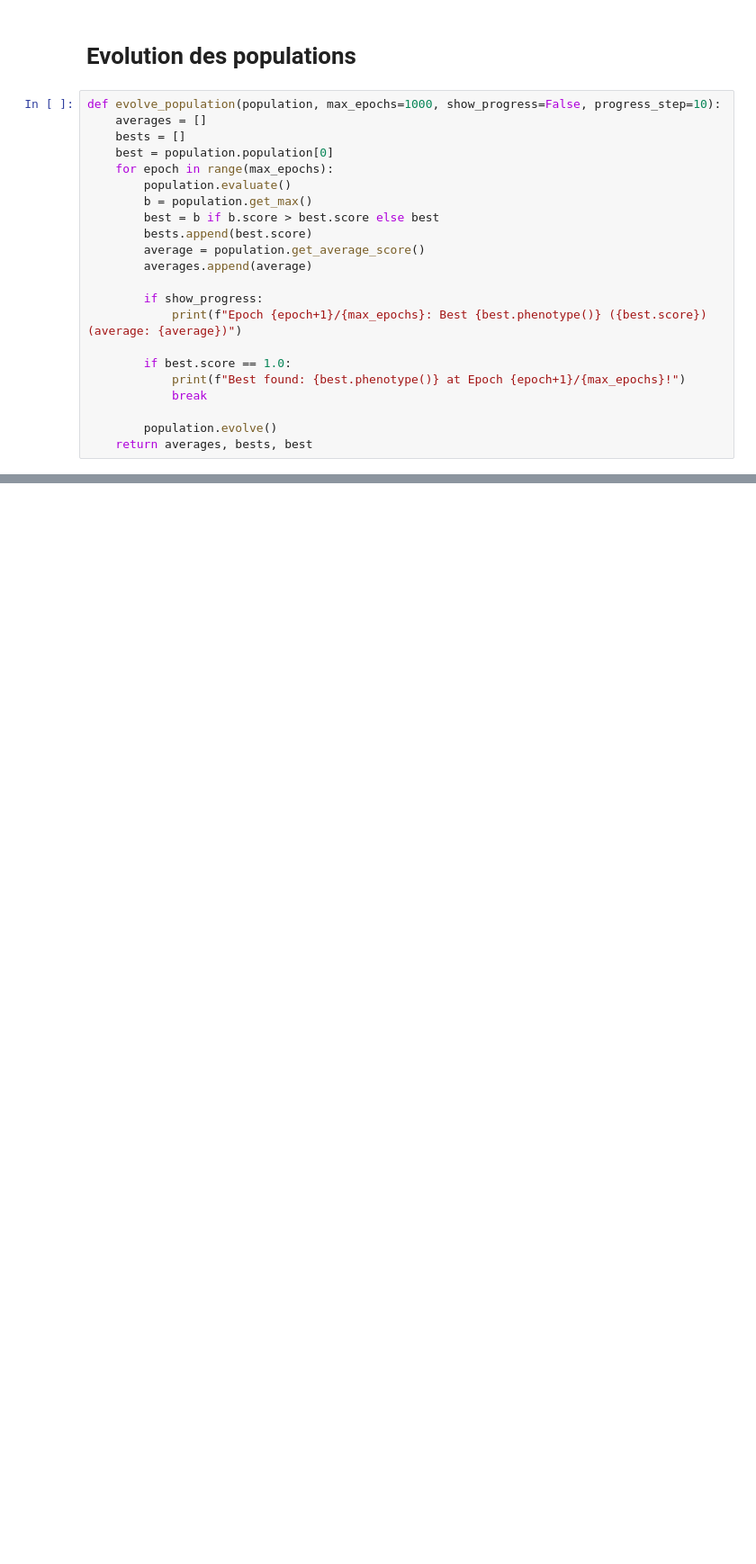
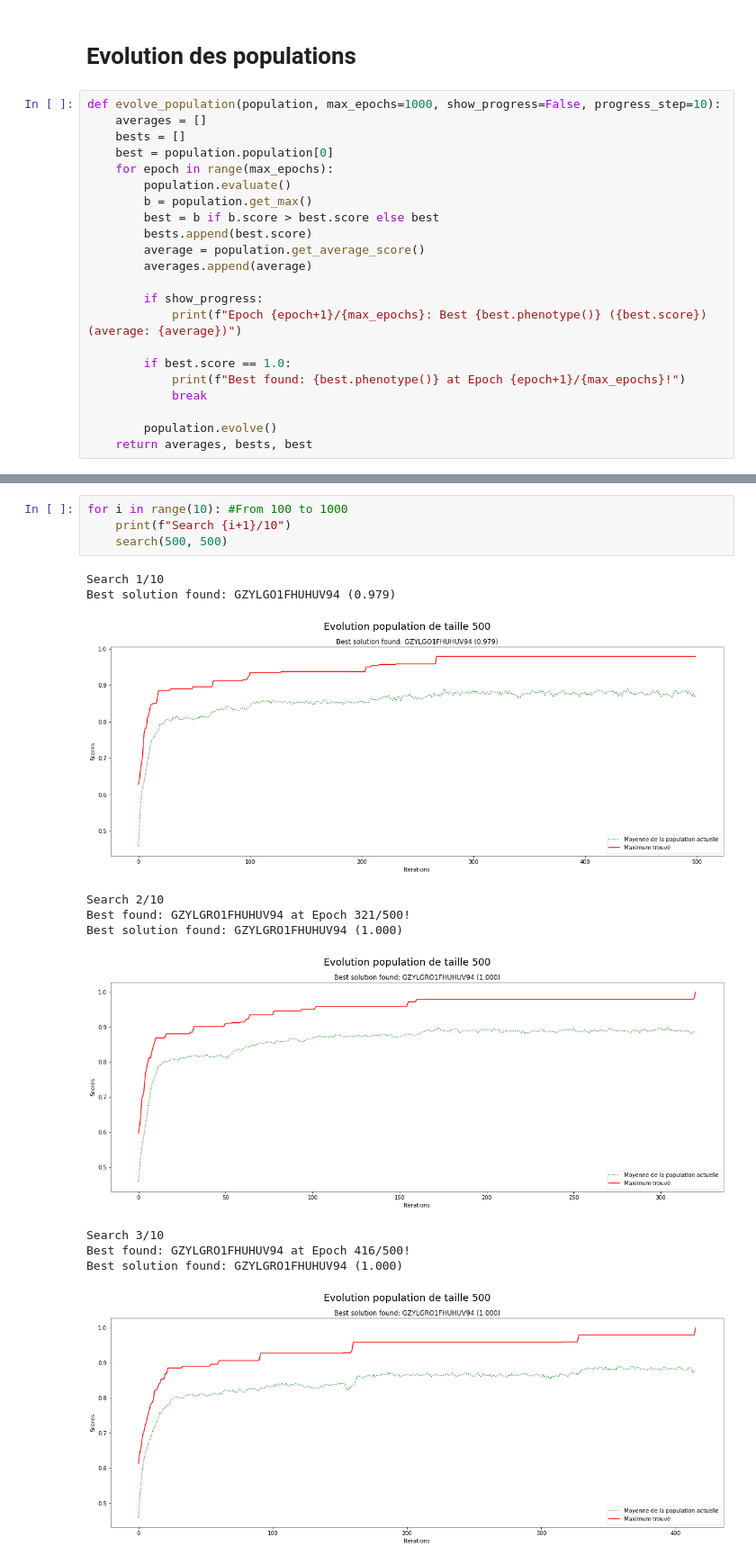
Before and after one commit to pierreelliott/genetic_algorithms, a Jupyter notebook: TP Genetic Algorithm.ipynb, the cells around one changed output, grey strips where cells are left out. Shown at 90% size. Saved outputs shown, nothing was run; the diff lists cells and outputs as text; blank space fills up the shorter version.

```diff
--- a/TP Genetic Algorithm.ipynb
+++ b/TP Genetic Algorithm.ipynb
@@ -91,0 +95,16 @@ Best solution found: EHIZLKRJOES1V6K4 (0.6865079365079366)
+# %%
+for i in range(10): #From 100 to 1000
+    print(f"Search {i+1}/10")
+    search(500, 500)
+# %% [output]
+Search 1/10
+Best solution found: GZYLGO1FHUHUV94 (0.979)
+[figure, added]
+Search 2/10
+Best found: GZYLGRO1FHUHUV94 at Epoch 321/500!
+Best solution found: GZYLGRO1FHUHUV94 (1.000)
+[figure, added]
+Search 3/10
+Best found: GZYLGRO1FHUHUV94 at Epoch 416/500!
+Best solution found: GZYLGRO1FHUHUV94 (1.000)
+[figure, added]
```
Also changed, not shown: parts of 6 cells of this notebook, 1 other file.
